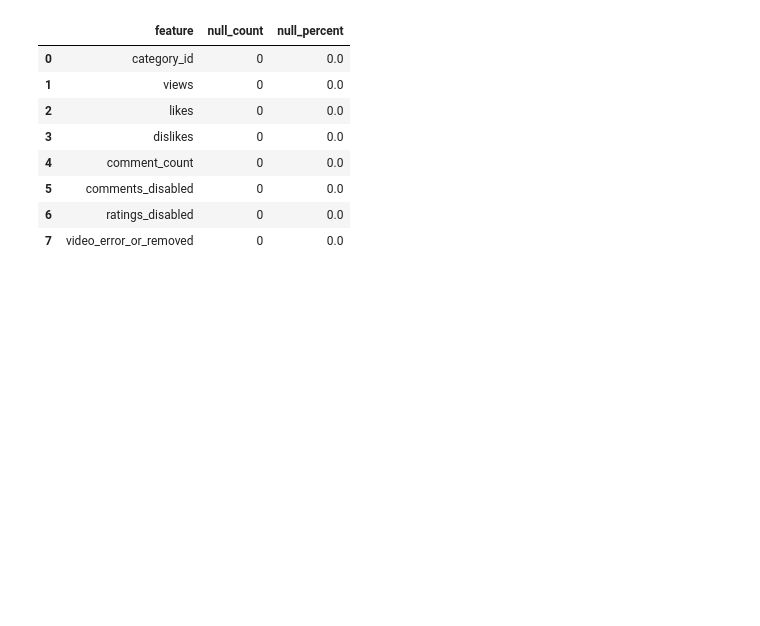
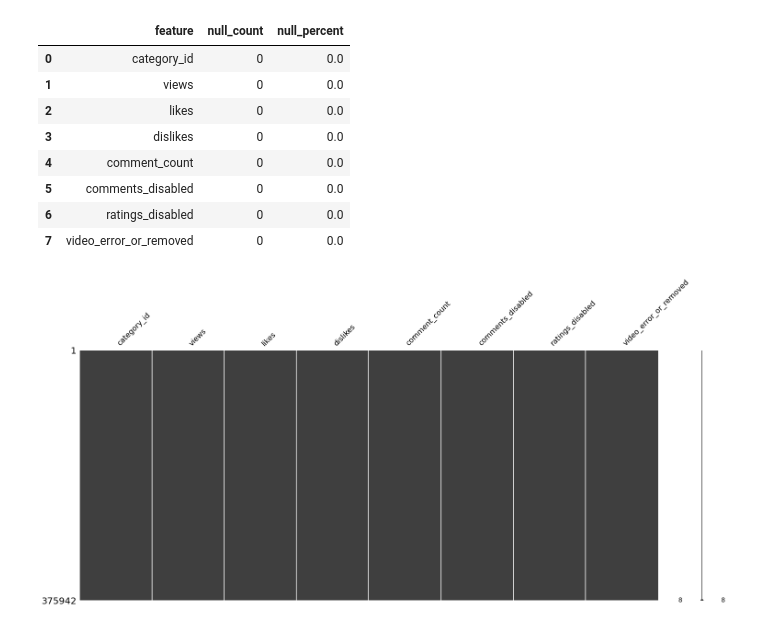
Before and after one commit to ashen007/youtube_trending, a Jupyter notebook: trending.ipynb, the cells around one changed output. Drawn from its saved outputs; the diff is of its cells as text; code cells hidden in the pictures; blank space fills up the shorter version.

Commit message:
handle missing values - nullity matrix

```diff
--- a/trending.ipynb
+++ b/trending.ipynb
@@ -226,3 +227,9 @@ missing_info
 | 5 | comments_disabled | 0 | 0.0 |
 | 6 | ratings_disabled | 0 | 0.0 |
 | 7 | video_error_or_removed | 0 | 0.0 |
+# %%
+# nullity matrix
+missingno.matrix(df)
+plt.show()
+# %% [output]
+[figure, added]
```
Also changed, not shown: parts of 1 cell of this notebook.
